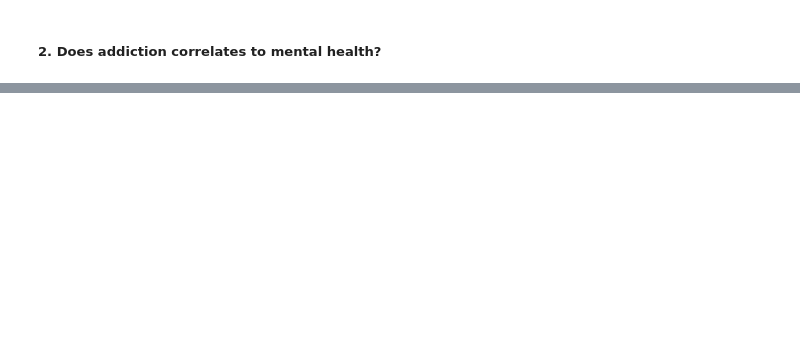
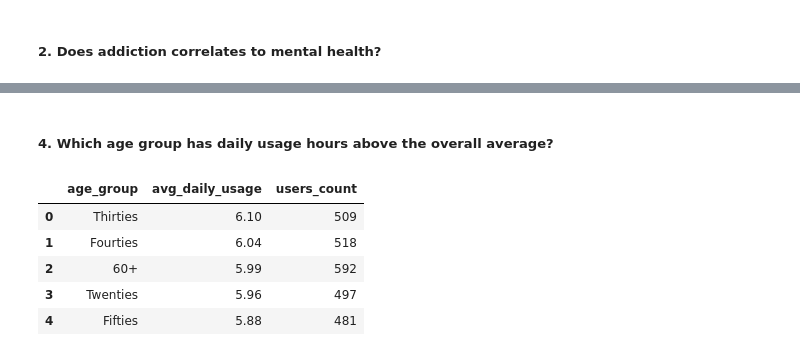
Before and after one commit to shivahari04/smartphone_addiction_analysis, a Jupyter notebook: Notebook/combined_analysis.ipynb, the cells around one changed output, grey strips where cells are left out. Cells and saved outputs as stored; diff of their text form; code cells hidden in the pictures; blank space fills up the shorter version.

```diff
--- a/Notebook/combined_analysis.ipynb
+++ b/Notebook/combined_analysis.ipynb
@@ -234,0 +291,32 @@ result1
+# %% [markdown]
+##### 4. Which age group has daily usage hours above the overall average?
+# %%
+query4 = """
+
+    SELECT
+        CASE
+            WHEN U.Age <= 19 THEN 'Teen and Preteens'
+            WHEN U.Age BETWEEN 20 AND 29 THEN 'Twenties'
+            WHEN U.Age BETWEEN 30 AND 39 THEN 'Thirties'
+            WHEN U.Age BETWEEN 40 AND 49 THEN 'Fourties'
+            WHEN U.Age BETWEEN 50 AND 59 THEN 'Fifties'
+            ELSE '60+'
+        END AS age_group,
+        ROUND(AVG(Ha.Daily_Usage_Hours), 2) AS avg_daily_usage,
+        COUNT(*) as users_count
+    FROM Users U
+    JOIN Habits Ha ON U.User_ID = Ha.User_ID
+    GROUP BY age_group
+    HAVING avg_daily_usage > (SELECT AVG(Daily_Usage_Hours) FROM Habits)
+    ORDER BY avg_daily_usage DESC;
+
+"""
+result4 = pd.read_sql(query4, connection)
+result4
+# %% [output]
+|  | age_group | avg_daily_usage | users_count |
+| 0 | Thirties | 6.10 | 509 |
+| 1 | Fourties | 6.04 | 518 |
+| 2 | 60+ | 5.99 | 592 |
+| 3 | Twenties | 5.96 | 497 |
+| 4 | Fifties | 5.88 | 481 |
```
Also changed, not shown: parts of 9 cells of this notebook, 1 other file.
